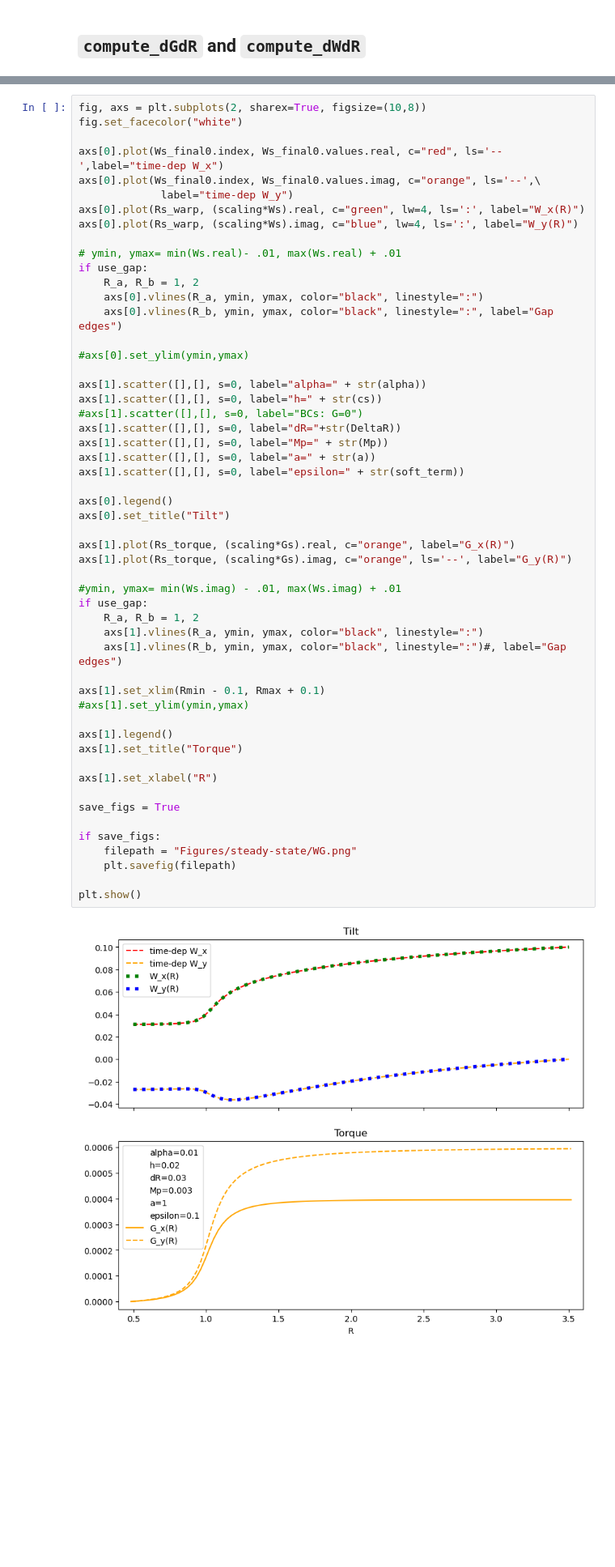
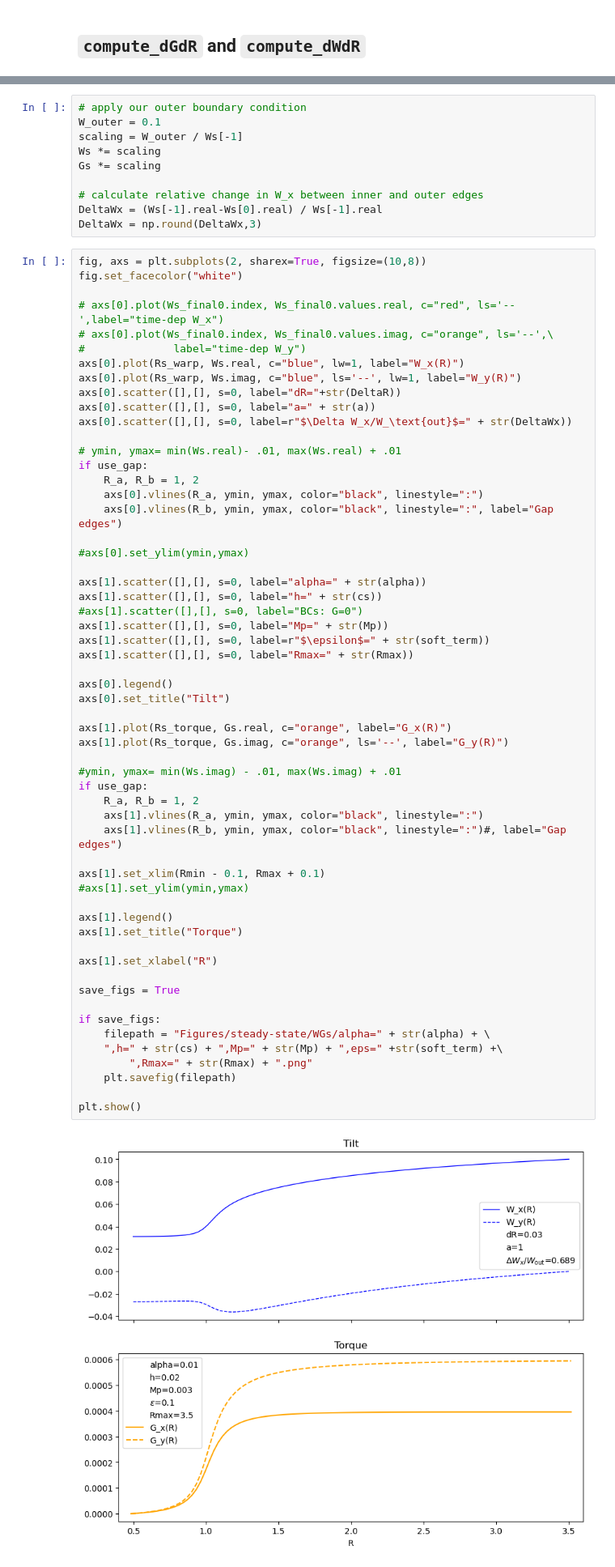
Before and after one commit to Jupiter1994/warped-disks, a Jupyter notebook: reduced-eqs-steady-state.ipynb, the cells around one changed output, grey strips where cells are left out. Shown: that part at 81% size. Cells and saved outputs as stored; diff of their text form; blank space fills up the shorter version.

Commit message:
running suite of steady-state integs

```diff
--- a/reduced-eqs-steady-state.ipynb
+++ b/reduced-eqs-steady-state.ipynb
@@ -632,12 +606,25 @@ np.complex128(3106.8989217752446-2700.2674609739565j)
+# %%
+# apply our outer boundary condition
+W_outer = 0.1
+scaling = W_outer / Ws[-1]
+Ws *= scaling
+Gs *= scaling
+
+# calculate relative change in W_x between inner and outer edges
+DeltaWx = (Ws[-1].real-Ws[0].real) / Ws[-1].real
+DeltaWx = np.round(DeltaWx,3)
 # %%
 fig, axs = plt.subplots(2, sharex=True, figsize=(10,8))
 fig.set_facecolor("white")
 
-axs[0].plot(Ws_final0.index, Ws_final0.values.real, c="red", ls='--',label="time-dep W_x")
-axs[0].plot(Ws_final0.index, Ws_final0.values.imag, c="orange", ls='--',\
-             label="time-dep W_y")
-axs[0].plot(Rs_warp, (scaling*Ws).real, c="green", lw=4, ls=':', label="W_x(R)")
-axs[0].plot(Rs_warp, (scaling*Ws).imag, c="blue", lw=4, ls=':', label="W_y(R)")
+# axs[0].plot(Ws_final0.index, Ws_final0.values.real, c="red", ls='--',label="time-dep W_x")
+# axs[0].plot(Ws_final0.index, Ws_final0.values.imag, c="orange", ls='--',\
+#              label="time-dep W_y")
+axs[0].plot(Rs_warp, Ws.real, c="blue", lw=1, label="W_x(R)")
+axs[0].plot(Rs_warp, Ws.imag, c="blue", ls='--', lw=1, label="W_y(R)")
+axs[0].scatter([],[], s=0, label="dR="+str(DeltaR))
+axs[0].scatter([],[], s=0, label="a=" + str(a))
+axs[0].scatter([],[], s=0, label=r"$\Delta W_x/W_\text{out}$=" + str(DeltaWx))
 
 # ymin, ymax= min(Ws.real)- .01, max(Ws.real) + .01
 if use_gap:
@@ -650,37 +637,38 @@ if use_gap:
 axs[1].scatter([],[], s=0, label="alpha=" + str(alpha))
 axs[1].scatter([],[], s=0, label="h=" + str(cs))
 #axs[1].scatter([],[], s=0, label="BCs: G=0")
-axs[1].scatter([],[], s=0, label="dR="+str(DeltaR))
 axs[1].scatter([],[], s=0, label="Mp=" + str(Mp))
-axs[1].scatter([],[], s=0, label="a=" + str(a))
-axs[1].scatter([],[], s=0, label="epsilon=" + str(soft_term))
+axs[1].scatter([],[], s=0, label=r"$\epsilon$=" + str(soft_term))
+axs[1].scatter([],[], s=0, label="Rmax=" + str(Rmax))
 
 axs[0].legend()
 axs[0].set_title("Tilt")
 
-axs[1].plot(Rs_torque, (scaling*Gs).real, c="orange", label="G_x(R)")
-axs[1].plot(Rs_torque, (scaling*Gs).imag, c="orange", ls='--', label="G_y(R)")
+axs[1].plot(Rs_torque, Gs.real, c="orange", label="G_x(R)")
+axs[1].plot(Rs_torque, Gs.imag, c="orange", ls='--', label="G_y(R)")
 
 #ymin, ymax= min(Ws.imag) - .01, max(Ws.imag) + .01
 if use_gap:
     R_a, R_b = 1, 2
     axs[1].vlines(R_a, ymin, ymax, color="black", linestyle=":")
     axs[1].vlines(R_b, ymin, ymax, color="black", linestyle=":")#, label="Gap edges")
 
 axs[1].set_xlim(Rmin - 0.1, Rmax + 0.1)
 #axs[1].set_ylim(ymin,ymax)
 
 axs[1].legend()
 axs[1].set_title("Torque")
 
 axs[1].set_xlabel("R")
 
 save_figs = True
 
 if save_figs:
-    filepath = "Figures/steady-state/WG.png"
+    filepath = "Figures/steady-state/WGs/alpha=" + str(alpha) + \
+    ",h=" + str(cs) + ",Mp=" + str(Mp) + ",eps=" +str(soft_term) +\
+        ",Rmax=" + str(Rmax) + ".png"
     plt.savefig(filepath)
 
 plt.show()
 # %% [output]
-[figure, old version]
+[figure, new version]
```
Also changed, not shown: parts of 13 cells of this notebook.
